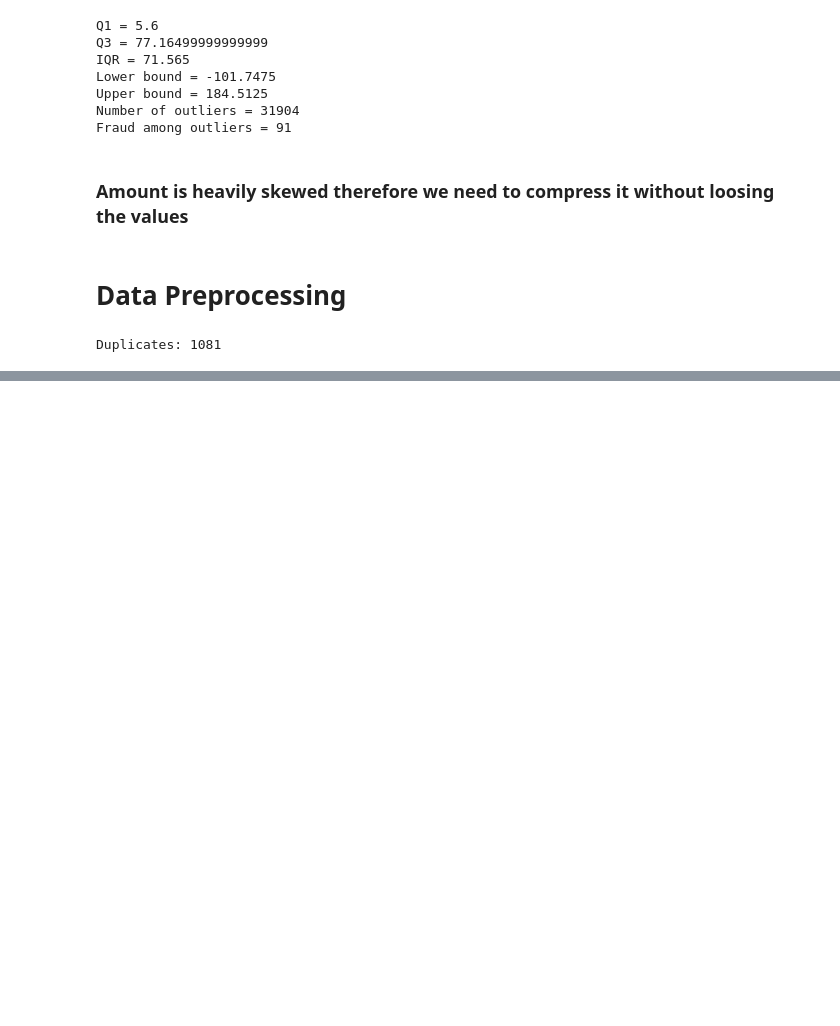
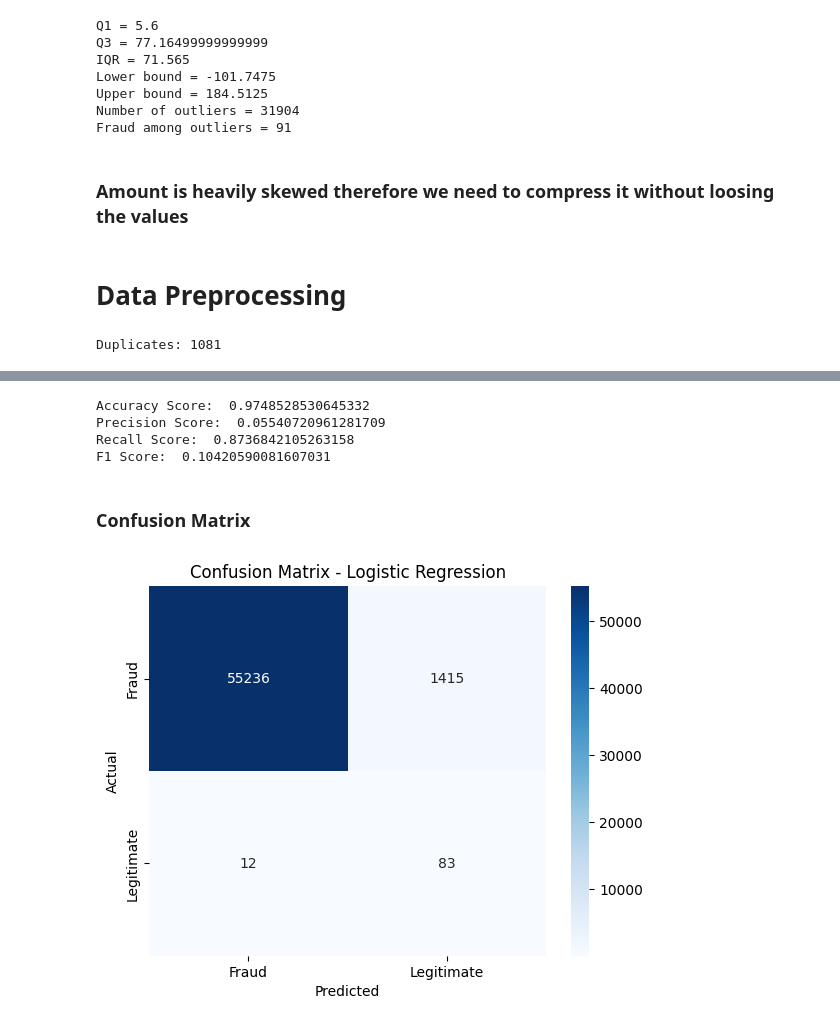
Before and after one commit to Janhvesh-Patil/RiskLens-AI, a Jupyter notebook: backend/TransactionFraudDetector.ipynb, the cells around one changed output, grey strips where cells are left out. Saved outputs shown, nothing was run; the diff lists cells and outputs as text; code cells hidden in the pictures; blank space fills up the shorter version.

Commit message:
Logistic Regression model trained, model performance is still being measured

```diff
--- a/backend/TransactionFraudDetector.ipynb
+++ b/backend/TransactionFraudDetector.ipynb
@@ -249,0 +261,3 @@ Duplicates: 1081
+# %%
+df.drop_duplicates(inplace=True)
+df.reset_index(drop=True, inplace=True)
@@ -249,0 +266,45 @@ Duplicates: 1081
+# %%
+from sklearn.linear_model import LogisticRegression
+
+fullPipeline = Pipeline([
+    ("preprocessor", preprocessing),
+    ("model", LogisticRegression(class_weight = "balanced", max_iter = 1000))
+])
+# %%
+from sklearn.model_selection import train_test_split
+
+X = df.drop("Class", axis = 1)
+y = df["Class"]
+
+X_train, X_test, y_train, y_test = train_test_split(X, y, stratify = y, test_size = 0.2, random_state = 42)
+# %%
+fullPipeline.fit(X_train, y_train)
+lr_predictions = fullPipeline.predict(X_test)
+# %%
+from sklearn.metrics import accuracy_score, precision_score, recall_score, f1_score
+
+print("Accuracy Score: ", accuracy_score(y_test, lr_predictions))
+print("Precision Score: ", precision_score(y_test, lr_predictions))
+print("Recall Score: ", recall_score(y_test, lr_predictions))
+print("F1 Score: ", f1_score(y_test, lr_predictions))
+# %% [output]
+Accuracy Score:  0.9748528530645332
+Precision Score:  0.05540720961281709
+Recall Score:  0.8736842105263158
+F1 Score:  0.10420590081607031
+# %% [markdown]
+### Confusion Matrix
+# %%
+from sklearn.metrics import confusion_matrix, classification_report
+import seaborn as sns
+
+cm = confusion_matrix(y_test, lr_predictions)
+sns.heatmap(cm, annot=True, fmt='d', cmap='Blues',
+            xticklabels=['Fraud', 'Legitimate'],
+            yticklabels=['Fraud', 'Legitimate'])
+plt.title('Confusion Matrix - Logistic Regression')
+plt.ylabel('Actual')
+plt.xlabel('Predicted')
+plt.show()
+# %% [output]
+[figure, added]
```
Also changed, not shown: parts of 25 cells of this notebook.
